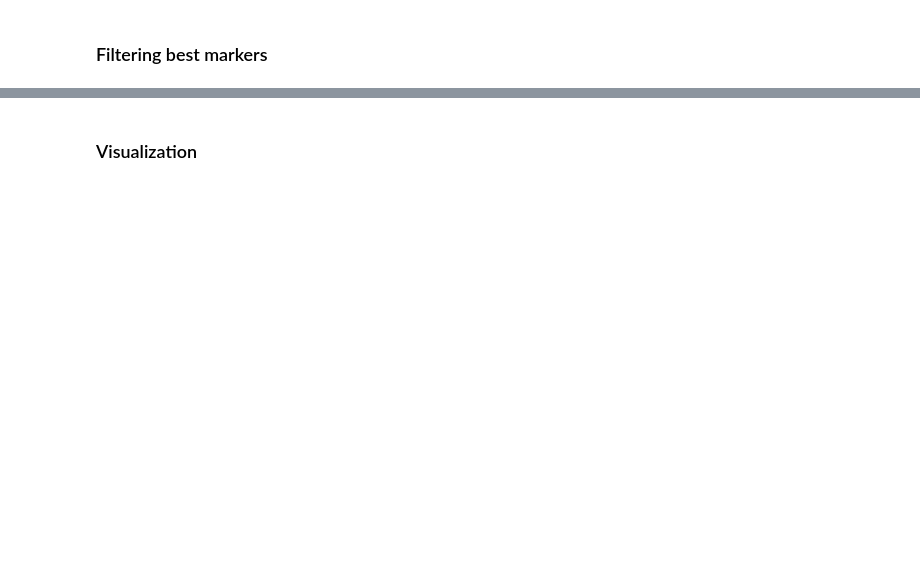
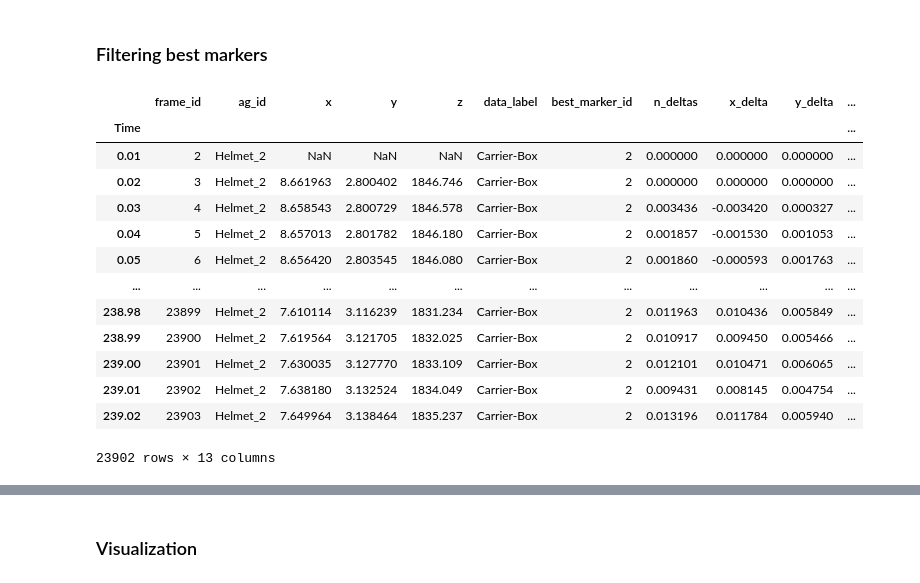
Before and after one commit to tmralmeida/thor-magni-tools, a Jupyter notebook: notebooks/preprocessing/2-pp_traj_data_visualization.ipynb, the cells around one changed output, grey strips where cells are left out. Cells and saved outputs as stored; diff of their text form; code cells hidden in the pictures; blank space fills up the shorter version.

```diff
--- a/notebooks/preprocessing/2-pp_traj_data_visualization.ipynb
+++ b/notebooks/preprocessing/2-pp_traj_data_visualization.ipynb
@@ -50,3 +50,20 @@ helmet_id = "Helmet_3"
+# %%
+speed_trajectories[speed_trajectories["ag_id"] == "Helmet_2"]
+# %% [output]
+|  | frame_id | ag_id | x | y | z | data_label | best_marker_id | n_deltas | x_delta | y_delta | ... |
+| Time |  |  |  |  |  |  |  |  |  |  | ... |
+| 0.01 | 2 | Helmet_2 | NaN | NaN | NaN | Carrier-Box | 2 | 0.000000 | 0.000000 | 0.000000 | ... |
+| 0.02 | 3 | Helmet_2 | 8.661963 | 2.800402 | 1846.746 | Carrier-Box | 2 | 0.000000 | 0.000000 | 0.000000 | ... |
+| 0.03 | 4 | Helmet_2 | 8.658543 | 2.800729 | 1846.578 | Carrier-Box | 2 | 0.003436 | -0.003420 | 0.000327 | ... |
+| 0.04 | 5 | Helmet_2 | 8.657013 | 2.801782 | 1846.180 | Carrier-Box | 2 | 0.001857 | -0.001530 | 0.001053 | ... |
+| 0.05 | 6 | Helmet_2 | 8.656420 | 2.803545 | 1846.080 | Carrier-Box | 2 | 0.001860 | -0.000593 | 0.001763 | ... |
+| ... | ... | ... | ... | ... | ... | ... | ... | ... | ... | ... | ... |
+| 238.98 | 23899 | Helmet_2 | 7.610114 | 3.116239 | 1831.234 | Carrier-Box | 2 | 0.011963 | 0.010436 | 0.005849 | ... |
+| 238.99 | 23900 | Helmet_2 | 7.619564 | 3.121705 | 1832.025 | Carrier-Box | 2 | 0.010917 | 0.009450 | 0.005466 | ... |
+| 239.00 | 23901 | Helmet_2 | 7.630035 | 3.127770 | 1833.109 | Carrier-Box | 2 | 0.012101 | 0.010471 | 0.006065 | ... |
+| 239.01 | 23902 | Helmet_2 | 7.638180 | 3.132524 | 1834.049 | Carrier-Box | 2 | 0.009431 | 0.008145 | 0.004754 | ... |
+| 239.02 | 23903 | Helmet_2 | 7.649964 | 3.138464 | 1835.237 | Carrier-Box | 2 | 0.013196 | 0.011784 | 0.005940 | ... |
+23902 rows × 13 columns
 # %%
 plt.figure(figsize=(15, 10))
 plt.plot(
```
Also changed, not shown: parts of 10 cells of this notebook, 5 other files.
